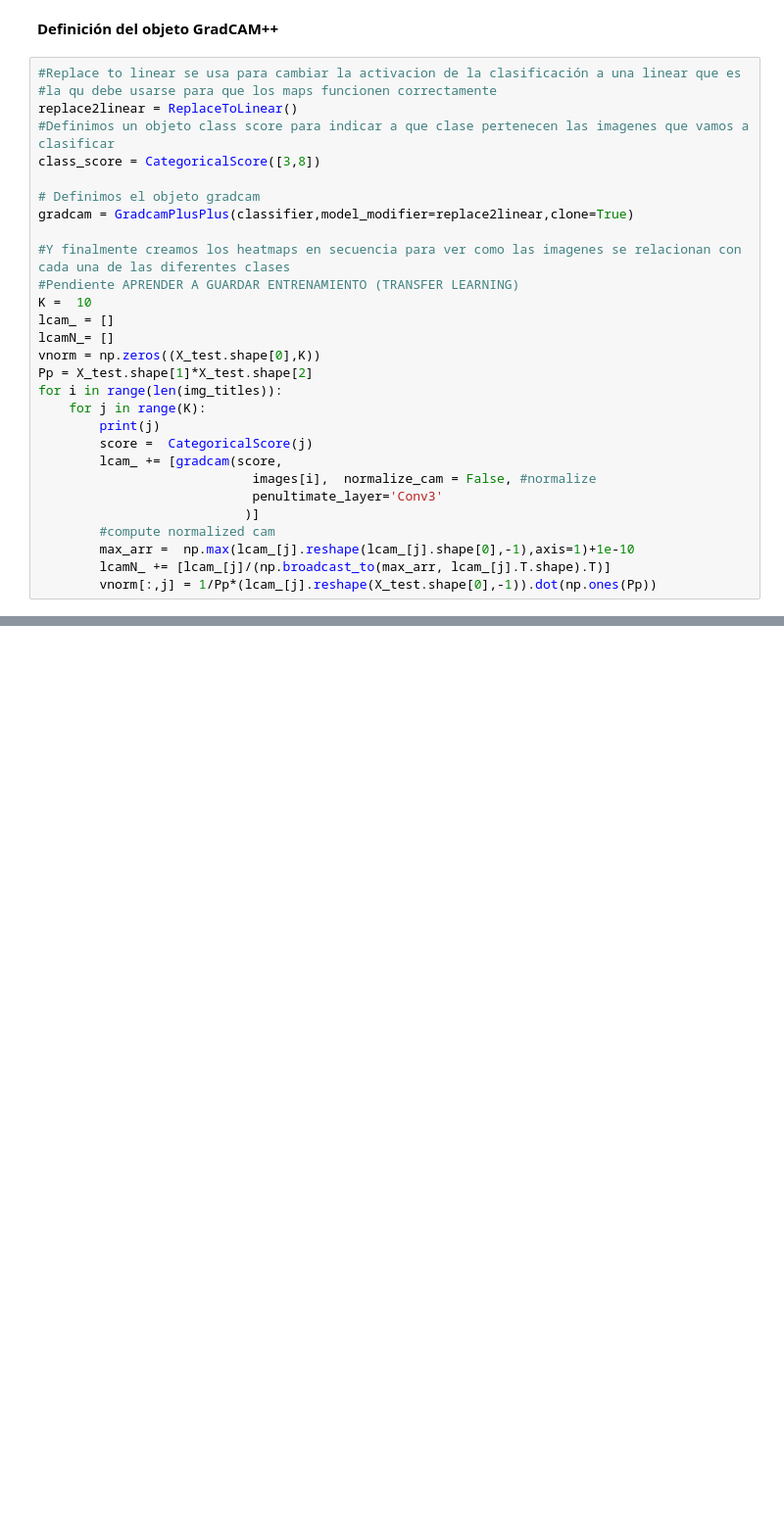
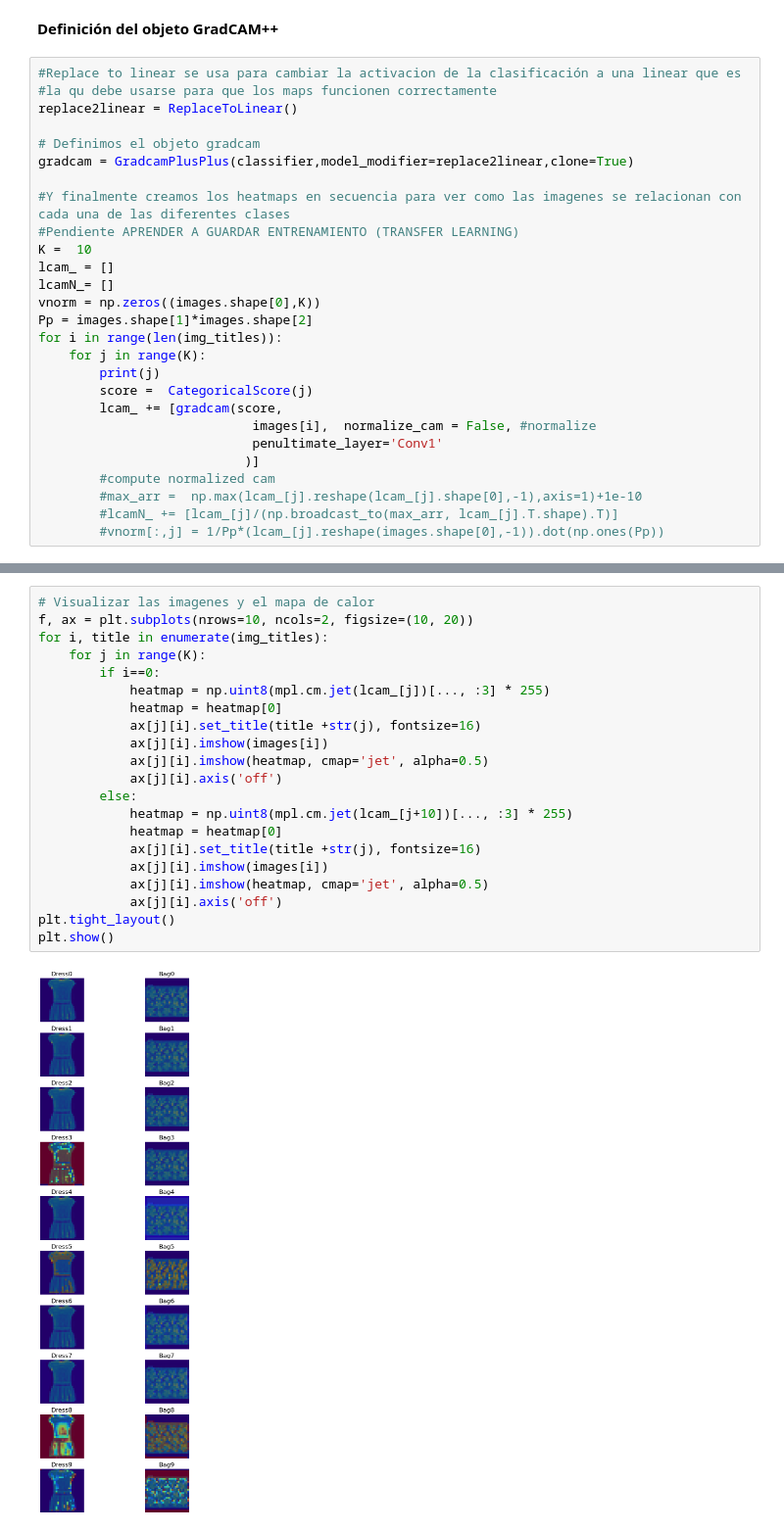
Before and after one commit to juansebastiangit/Inteligencia_artificial, a Jupyter notebook: Parciales/Parcial_1/parcial-1-sección-practica.ipynb, the cells around one changed output, grey strips where cells are left out. Shown: that part at 98% size. Drawn from its saved outputs; the diff is of its cells as text; blank space fills up the shorter version.

```diff
--- a/Parciales/Parcial_1/parcial-1-sección-practica.ipynb
+++ b/Parciales/Parcial_1/parcial-1-sección-practica.ipynb
@@ -579,8 +588,6 @@ plt.show()
 #Replace to linear se usa para cambiar la activacion de la clasificación a una linear que es
 #la qu debe usarse para que los maps funcionen correctamente
 replace2linear = ReplaceToLinear()
-#Definimos un objeto class score para indicar a que clase pertenecen las imagenes que vamos a clasificar
-class_score = CategoricalScore([3,8])
 
 # Definimos el objeto gradcam
 gradcam = GradcamPlusPlus(classifier,model_modifier=replace2linear,clone=True)
@@ -590,19 +597,19 @@ gradcam = GradcamPlusPlus(classifier,model_modifier=replace2linear,clone=True)
 K =  10
 lcam_ = []
 lcamN_= []
-vnorm = np.zeros((X_test.shape[0],K))
-Pp = X_test.shape[1]*X_test.shape[2]
+vnorm = np.zeros((images.shape[0],K))
+Pp = images.shape[1]*images.shape[2]
 for i in range(len(img_titles)):
     for j in range(K):
         print(j)
         score =  CategoricalScore(j)
         lcam_ += [gradcam(score,
                             images[i],  normalize_cam = False, #normalize
-                            penultimate_layer='Conv3'
+                            penultimate_layer='Conv1'
                            )]
         #compute normalized cam
-        max_arr =  np.max(lcam_[j].reshape(lcam_[j].shape[0],-1),axis=1)+1e-10
-        lcamN_ += [lcam_[j]/(np.broadcast_to(max_arr, lcam_[j].T.shape).T)]
-        vnorm[:,j] = 1/Pp*(lcam_[j].reshape(X_test.shape[0],-1)).dot(np.ones(Pp))
+        #max_arr =  np.max(lcam_[j].reshape(lcam_[j].shape[0],-1),axis=1)+1e-10
+        #lcamN_ += [lcam_[j]/(np.broadcast_to(max_arr, lcam_[j].T.shape).T)]
+        #vnorm[:,j] = 1/Pp*(lcam_[j].reshape(images.shape[0],-1)).dot(np.ones(Pp))
 # %% [output]
 0
@@ -641 +635,24 @@ plt.show()
+# %%
+# Visualizar las imagenes y el mapa de calor
+f, ax = plt.subplots(nrows=10, ncols=2, figsize=(10, 20))
+for i, title in enumerate(img_titles):
+    for j in range(K):
+        if i==0:
+            heatmap = np.uint8(mpl.cm.jet(lcam_[j])[..., :3] * 255)
+            heatmap = heatmap[0]
+            ax[j][i].set_title(title +str(j), fontsize=16)
+            ax[j][i].imshow(images[i])
+            ax[j][i].imshow(heatmap, cmap='jet', alpha=0.5)
+            ax[j][i].axis('off')
+        else:
+            heatmap = np.uint8(mpl.cm.jet(lcam_[j+10])[..., :3] * 255)
+            heatmap = heatmap[0]
+            ax[j][i].set_title(title +str(j), fontsize=16)
+            ax[j][i].imshow(images[i])
+            ax[j][i].imshow(heatmap, cmap='jet', alpha=0.5)
+            ax[j][i].axis('off')
+plt.tight_layout()
+plt.show()
+# %% [output]
+[figure, added]
 # %% [markdown]
```
Also changed, not shown: parts of 9 cells of this notebook.
